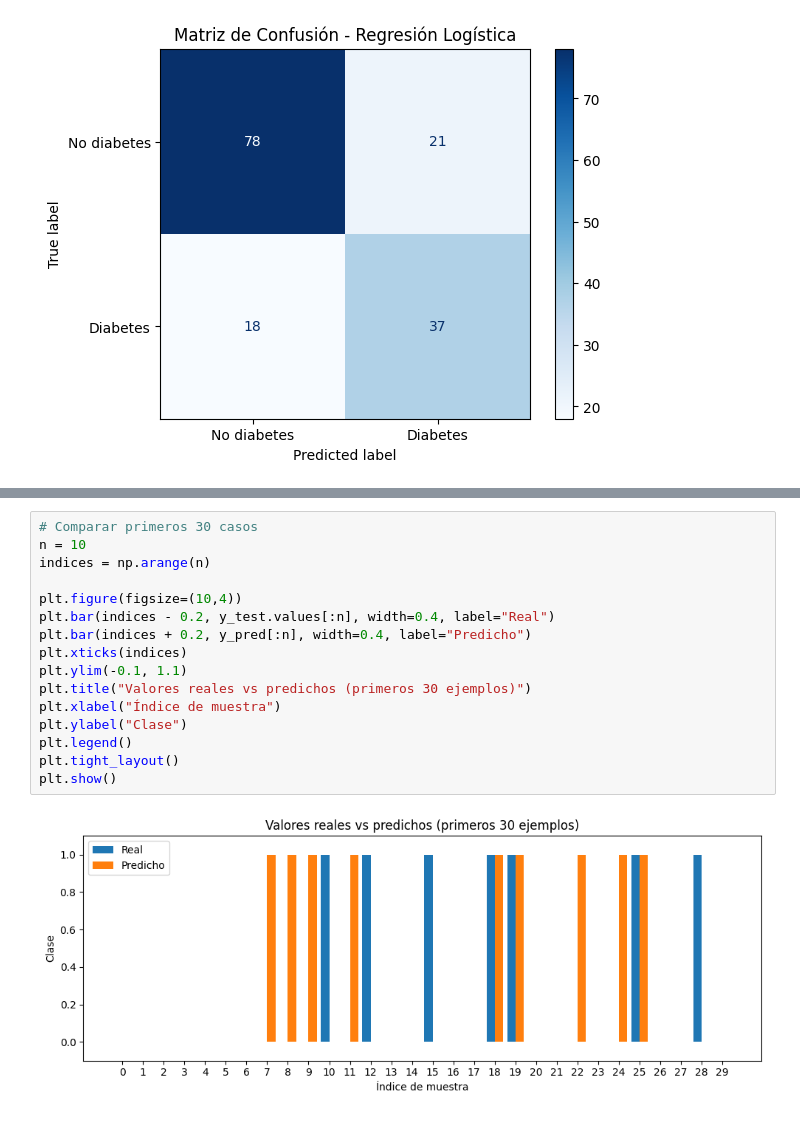
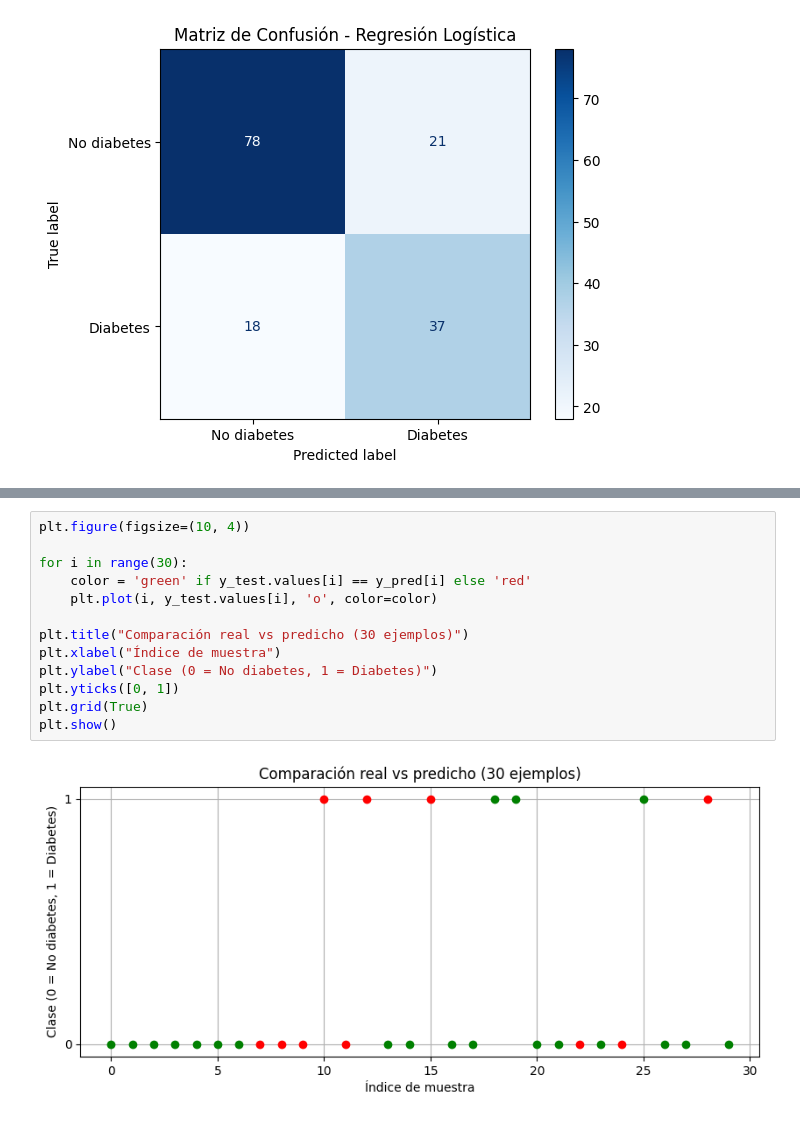
Before and after one commit to ayelenailin-m/tlp3-RegresinLogistica, a Jupyter notebook: main.ipynb, the cells around one changed output, grey strips where cells are left out. Cells and saved outputs as stored; diff of their text form.

Commit message:
gráfico - comparación de valores reales y predichos

```diff
--- a/main.ipynb
+++ b/main.ipynb
@@ -216,18 +223,15 @@ plt.show()
 # %%
-# Comparar primeros 30 casos
-n = 10
-indices = np.arange(n)
+plt.figure(figsize=(10, 4))
 
-plt.figure(figsize=(10,4))
-plt.bar(indices - 0.2, y_test.values[:n], width=0.4, label="Real")
-plt.bar(indices + 0.2, y_pred[:n], width=0.4, label="Predicho")
-plt.xticks(indices)
-plt.ylim(-0.1, 1.1)
-plt.title("Valores reales vs predichos (primeros 30 ejemplos)")
+for i in range(30):
+    color = 'green' if y_test.values[i] == y_pred[i] else 'red'
+    plt.plot(i, y_test.values[i], 'o', color=color)
+
+plt.title("Comparación real vs predicho (30 ejemplos)")
 plt.xlabel("Índice de muestra")
-plt.ylabel("Clase")
-plt.legend()
-plt.tight_layout()
+plt.ylabel("Clase (0 = No diabetes, 1 = Diabetes)")
+plt.yticks([0, 1])
+plt.grid(True)
 plt.show()
 # %% [output]
-[figure, old version]
+[figure, new version]
```
Also changed, not shown: parts of 2 cells of this notebook.
